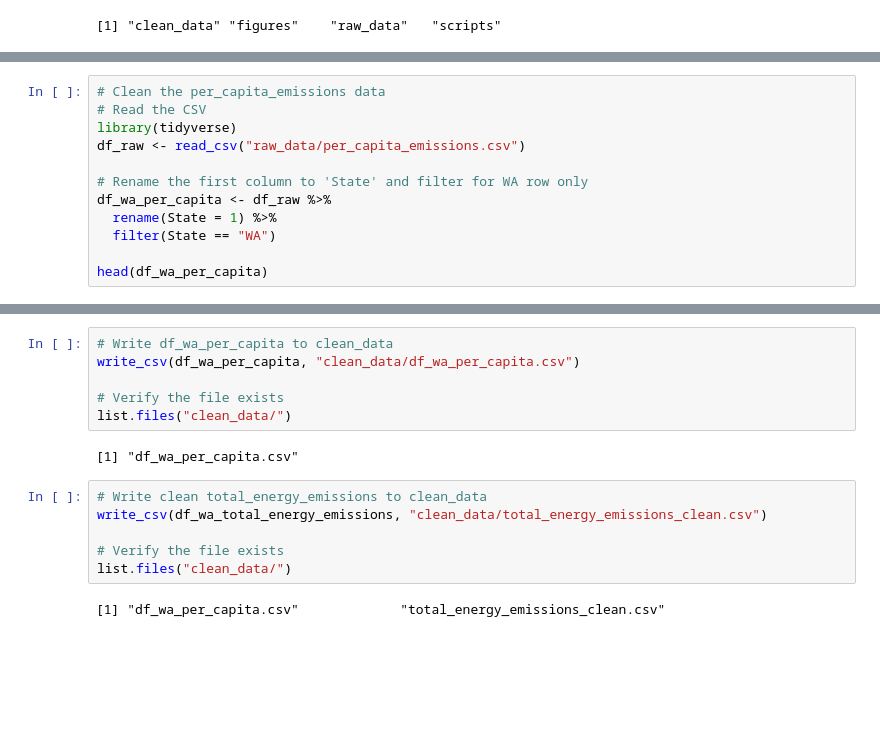
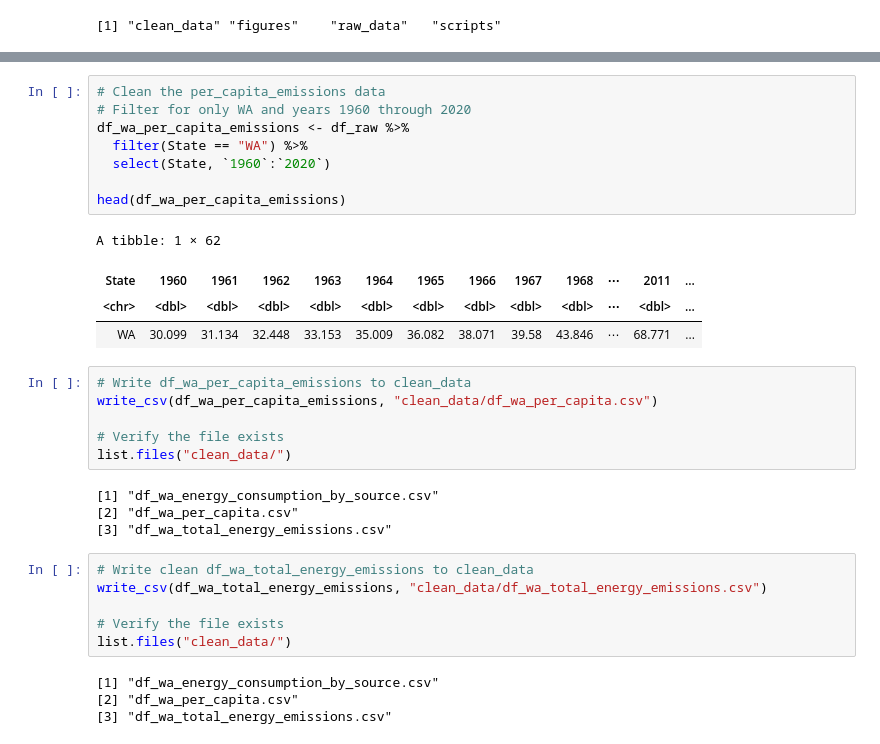
Before and after one commit to mpburnham2-tech/energy_emissions_project, a Jupyter notebook: Project_folder_setup.ipynb, the cells around one changed output, grey strips where cells are left out. Saved outputs shown, nothing was run; the diff lists cells and outputs as text; blank space fills up the shorter version.

```diff
--- a/Project_folder_setup.ipynb
+++ b/Project_folder_setup.ipynb
@@ -175,12 +170,0 @@ A tibble: 1 × 71
-# %%
-# Clean the per_capita_emissions data
-# Read the CSV
-library(tidyverse)
-df_raw <- read_csv("raw_data/per_capita_emissions.csv")
-
-# Rename the first column to 'State' and filter for WA row only
-df_wa_per_capita <- df_raw %>%
-  rename(State = 1) %>%
-  filter(State == "WA")
-
-head(df_wa_per_capita)
@@ -209,16 +171,33 @@ A tibble: 1 × 71
+# %%
+# Clean the per_capita_emissions data
+# Filter for only WA and years 1960 through 2020
+df_wa_per_capita_emissions <- df_raw %>%
+  filter(State == "WA") %>%
+  select(State, `1960`:`2020`)
+
+head(df_wa_per_capita_emissions)
+# %% [output]
+A tibble: 1 × 62
+| State | 1960 | 1961 | 1962 | 1963 | 1964 | 1965 | 1966 | 1967 | 1968 | ⋯ | 2011 | ... |
+| <chr> | <dbl> | <dbl> | <dbl> | <dbl> | <dbl> | <dbl> | <dbl> | <dbl> | <dbl> | ⋯ | <dbl> | ... |
+| WA | 30.099 | 31.134 | 32.448 | 33.153 | 35.009 | 36.082 | 38.071 | 39.58 | 43.846 | ⋯ | 68.771 | ... |
 # %%
-# Write df_wa_per_capita to clean_data
-write_csv(df_wa_per_capita, "clean_data/df_wa_per_capita.csv")
+# Write df_wa_per_capita_emissions to clean_data
+write_csv(df_wa_per_capita_emissions, "clean_data/df_wa_per_capita.csv")
 
 # Verify the file exists
 list.files("clean_data/")
 # %% [output]
-[1] "df_wa_per_capita.csv"
+[1] "df_wa_energy_consumption_by_source.csv"
+[2] "df_wa_per_capita.csv"
+[3] "df_wa_total_energy_emissions.csv"
 # %%
-# Write clean total_energy_emissions to clean_data
-write_csv(df_wa_total_energy_emissions, "clean_data/total_energy_emissions_clean.csv")
+# Write clean df_wa_total_energy_emissions to clean_data
+write_csv(df_wa_total_energy_emissions, "clean_data/df_wa_total_energy_emissions.csv")
 
 # Verify the file exists
 list.files("clean_data/")
 # %% [output]
-[1] "df_wa_per_capita.csv"             "total_energy_emissions_clean.csv"
+[1] "df_wa_energy_consumption_by_source.csv"
+[2] "df_wa_per_capita.csv"
+[3] "df_wa_total_energy_emissions.csv"
```
Also changed, not shown: parts of 7 cells of this notebook.
